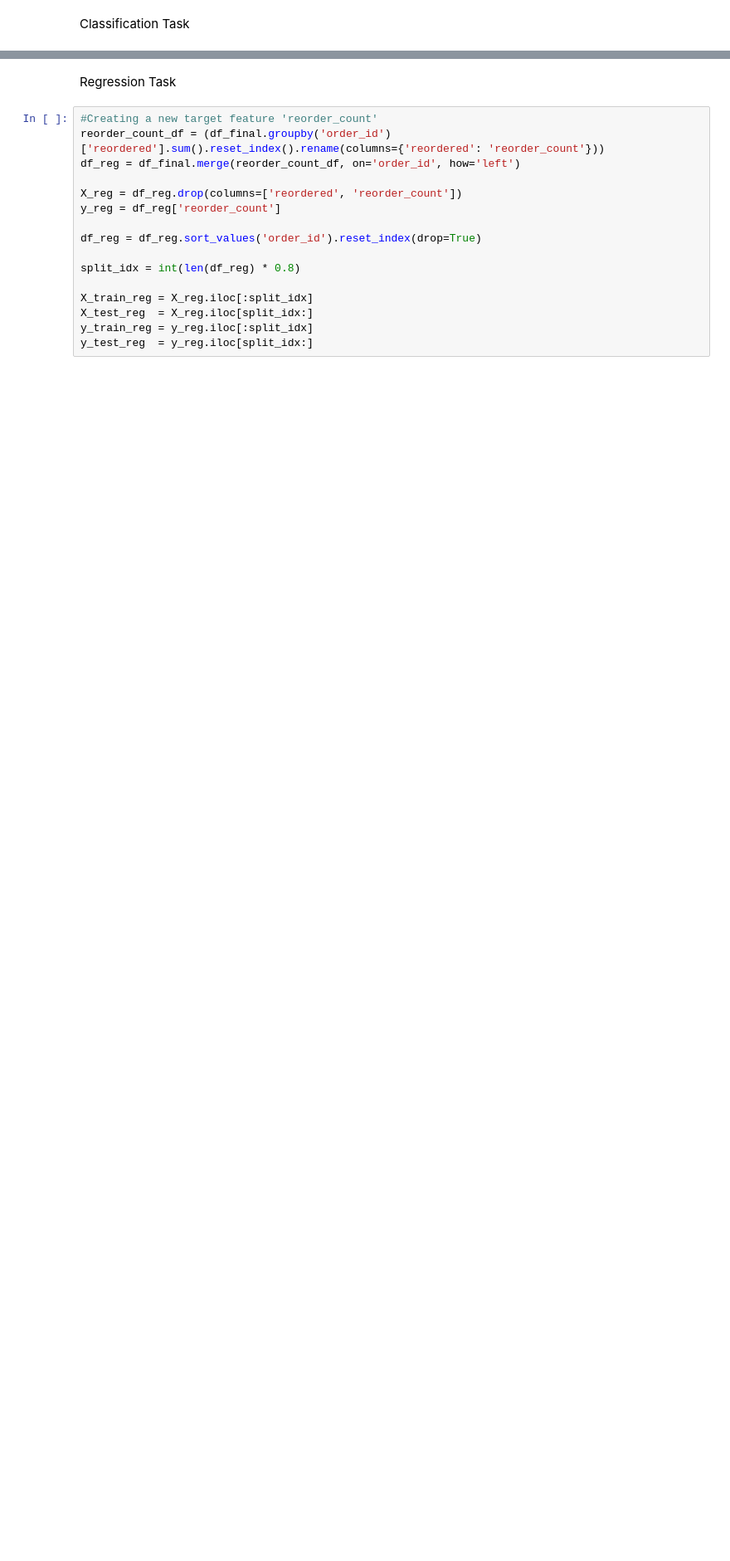
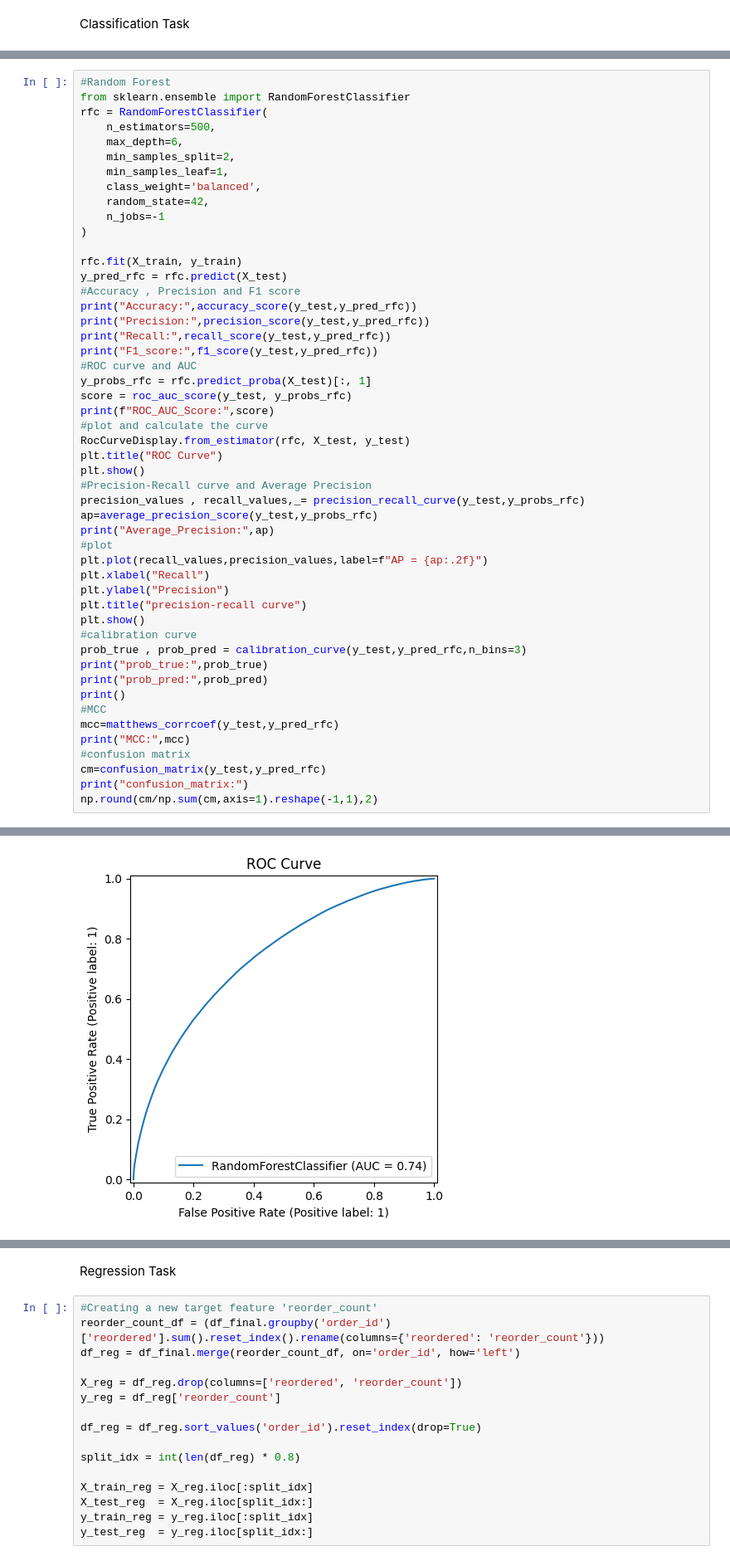
Before and after one commit to kareemkhouri2006/project, a Jupyter notebook: project.ipynb, the cells around one changed output, grey strips where cells are left out. Shown at 83% size. Cells and saved outputs as stored; diff of their text form; blank space fills up the shorter version.

```diff
--- a/project.ipynb
+++ b/project.ipynb
@@ -700,0 +771,51 @@ array([[0.56, 0.44],
+# %%
+#Random Forest
+from sklearn.ensemble import RandomForestClassifier
+rfc = RandomForestClassifier(
+    n_estimators=500,
+    max_depth=6,
+    min_samples_split=2,
+    min_samples_leaf=1,
+    class_weight='balanced',
+    random_state=42,
+    n_jobs=-1
+)
+
+rfc.fit(X_train, y_train)
+y_pred_rfc = rfc.predict(X_test)
+#Accuracy , Precision and F1 score
+print("Accuracy:",accuracy_score(y_test,y_pred_rfc))
+print("Precision:",precision_score(y_test,y_pred_rfc))
+print("Recall:",recall_score(y_test,y_pred_rfc))
+print("F1_score:",f1_score(y_test,y_pred_rfc))
+#ROC curve and AUC
+y_probs_rfc = rfc.predict_proba(X_test)[:, 1]
+score = roc_auc_score(y_test, y_probs_rfc)
+print(f"ROC_AUC_Score:",score)
+#plot and calculate the curve
+RocCurveDisplay.from_estimator(rfc, X_test, y_test)
+plt.title("ROC Curve")
+plt.show()
+#Precision-Recall curve and Average Precision
+precision_values , recall_values,_= precision_recall_curve(y_test,y_probs_rfc)
+ap=average_precision_score(y_test,y_probs_rfc)
+print("Average_Precision:",ap)
+#plot
+plt.plot(recall_values,precision_values,label=f"AP = {ap:.2f}")
+plt.xlabel("Recall")
+plt.ylabel("Precision")
+plt.title("precision-recall curve")
+plt.show()
+#calibration curve
+prob_true , prob_pred = calibration_curve(y_test,y_pred_rfc,n_bins=3)
+print("prob_true:",prob_true)
+print("prob_pred:",prob_pred)
+print()
+#MCC
+mcc=matthews_corrcoef(y_test,y_pred_rfc)
+print("MCC:",mcc)
+#confusion matrix
+cm=confusion_matrix(y_test,y_pred_rfc)
+print("confusion_matrix:")
+np.round(cm/np.sum(cm,axis=1).reshape(-1,1),2)
+# %% [output]
@@ -700,0 +827 @@ array([[0.56, 0.44],
+[figure, added]
```
Also changed, not shown: parts of 20 cells of this notebook.
